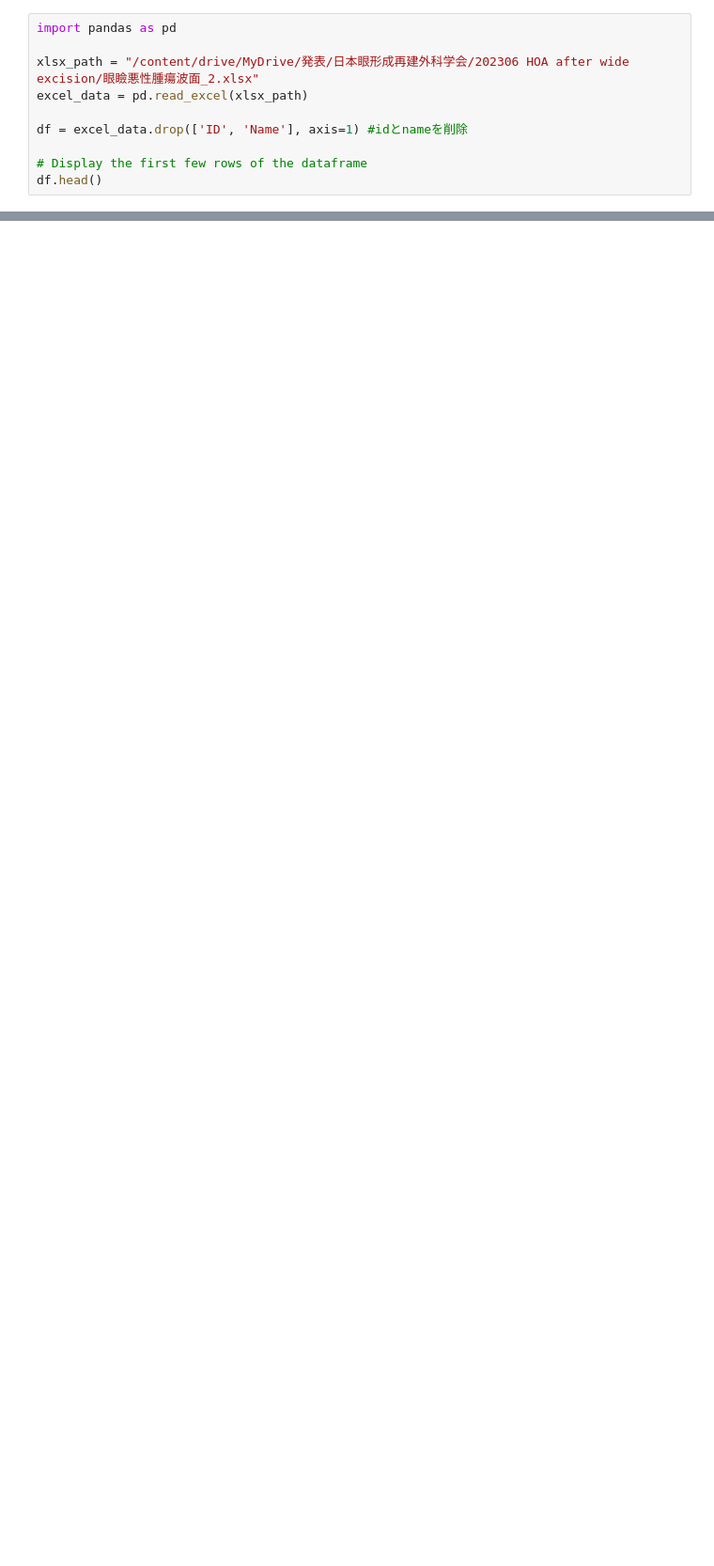
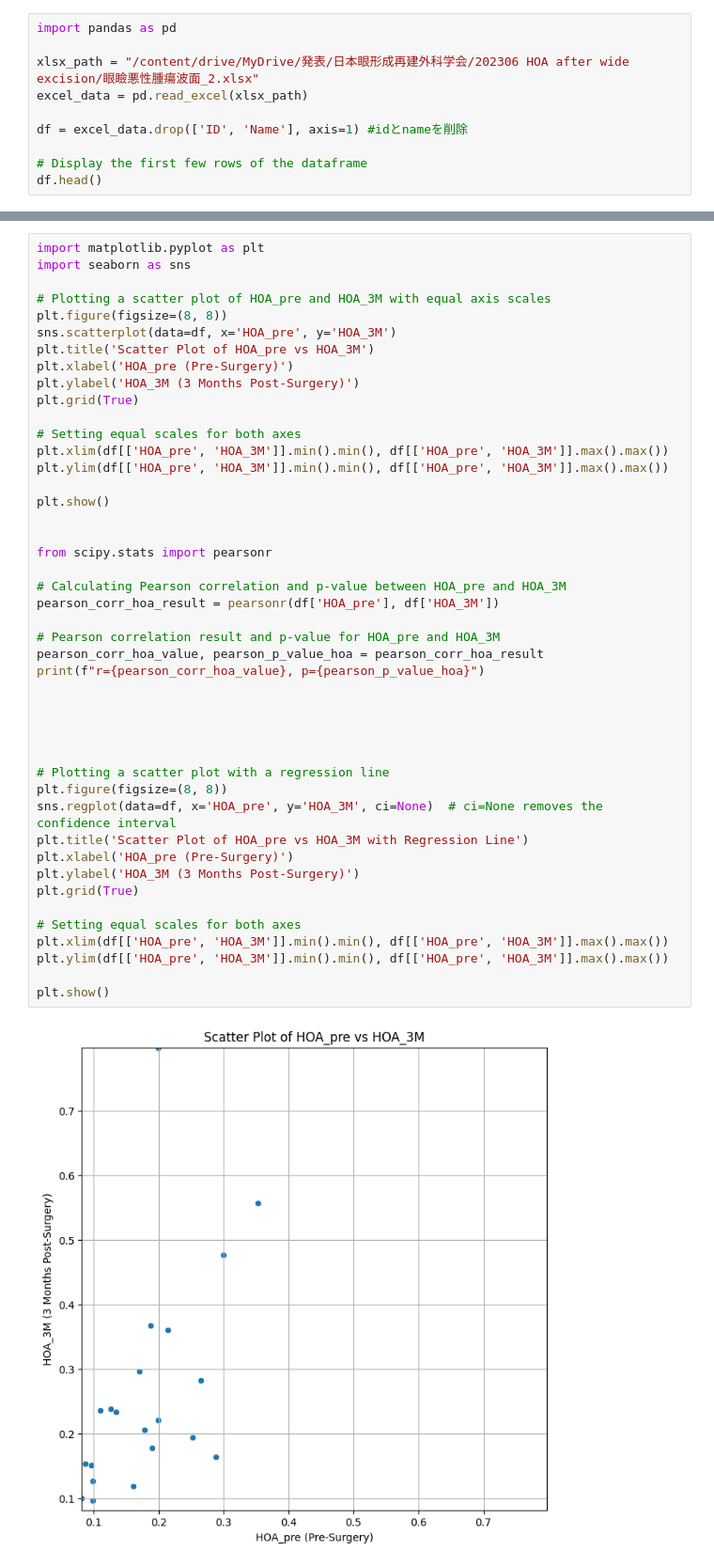
Before and after one commit to ykitaguchi77/statistics_for_articles, a Jupyter notebook: Surgically_induced_astigmatism_eyelid_malignant_tumor.ipynb, the cells around one changed output, grey strips where cells are left out. Shown at 94% size. Drawn from its saved outputs; the diff is of its cells as text; blank space fills up the shorter version.

```diff
--- a/Surgically_induced_astigmatism_eyelid_malignant_tumor.ipynb
+++ b/Surgically_induced_astigmatism_eyelid_malignant_tumor.ipynb
@@ -54,0 +243,47 @@ Name: age, dtype: float64
+# %%
+import matplotlib.pyplot as plt
+import seaborn as sns
+
+# Plotting a scatter plot of HOA_pre and HOA_3M with equal axis scales
+plt.figure(figsize=(8, 8))
+sns.scatterplot(data=df, x='HOA_pre', y='HOA_3M')
+plt.title('Scatter Plot of HOA_pre vs HOA_3M')
+plt.xlabel('HOA_pre (Pre-Surgery)')
+plt.ylabel('HOA_3M (3 Months Post-Surgery)')
+plt.grid(True)
+
+# Setting equal scales for both axes
+plt.xlim(df[['HOA_pre', 'HOA_3M']].min().min(), df[['HOA_pre', 'HOA_3M']].max().max())
+plt.ylim(df[['HOA_pre', 'HOA_3M']].min().min(), df[['HOA_pre', 'HOA_3M']].max().max())
+
+plt.show()
+
+
+from scipy.stats import pearsonr
+
+# Calculating Pearson correlation and p-value between HOA_pre and HOA_3M
+pearson_corr_hoa_result = pearsonr(df['HOA_pre'], df['HOA_3M'])
+
+# Pearson correlation result and p-value for HOA_pre and HOA_3M
+pearson_corr_hoa_value, pearson_p_value_hoa = pearson_corr_hoa_result
+print(f"r={pearson_corr_hoa_value}, p={pearson_p_value_hoa}")
+
+
+
+
+
+# Plotting a scatter plot with a regression line
+plt.figure(figsize=(8, 8))
+sns.regplot(data=df, x='HOA_pre', y='HOA_3M', ci=None)  # ci=None removes the confidence interval
+plt.title('Scatter Plot of HOA_pre vs HOA_3M with Regression Line')
+plt.xlabel('HOA_pre (Pre-Surgery)')
+plt.ylabel('HOA_3M (3 Months Post-Surgery)')
+plt.grid(True)
+
+# Setting equal scales for both axes
+plt.xlim(df[['HOA_pre', 'HOA_3M']].min().min(), df[['HOA_pre', 'HOA_3M']].max().max())
+plt.ylim(df[['HOA_pre', 'HOA_3M']].min().min(), df[['HOA_pre', 'HOA_3M']].max().max())
+
+plt.show()
+# %% [output]
+[figure, added]
```
Also changed, not shown: parts of 14 cells of this notebook.
